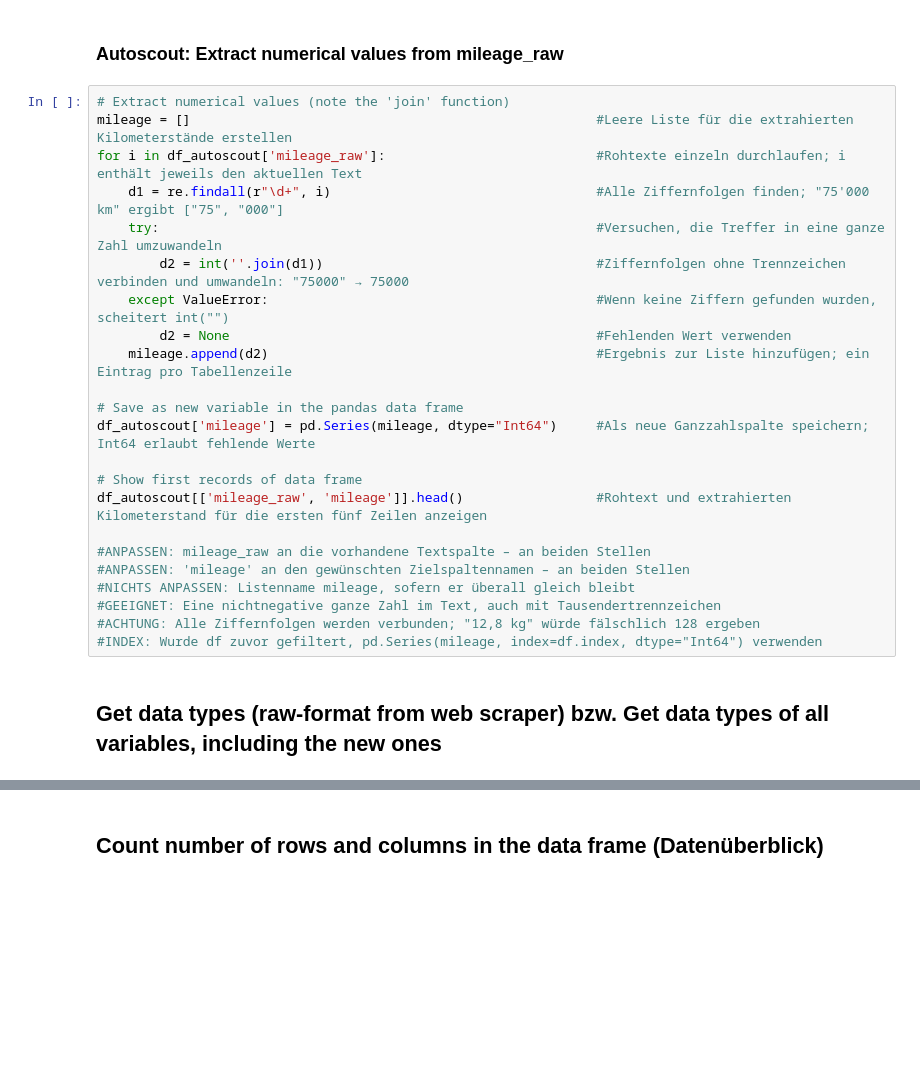
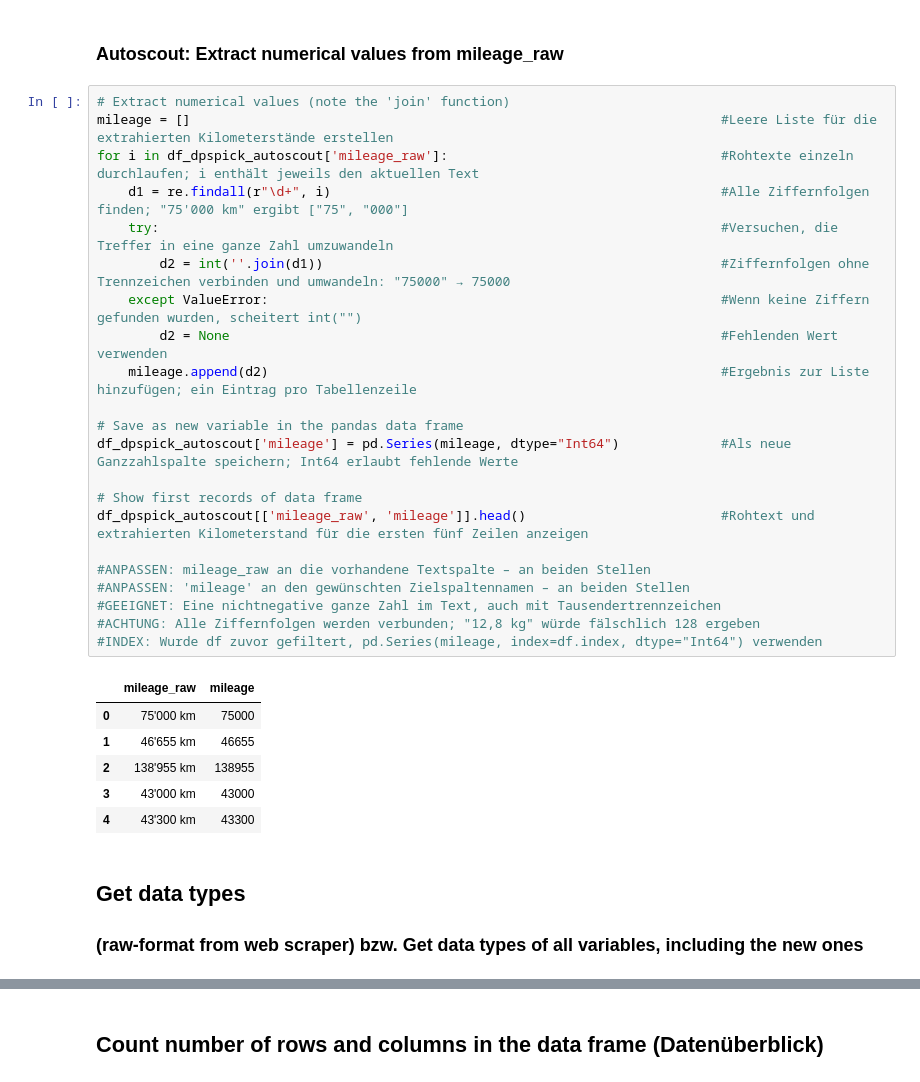
Before and after one commit to pyrat12/DS_HS2026_LNW, a Jupyter notebook: DS_HS2026_LNW_I_Examples/AP02/AP02 V4 Data Preparation/AP02 V4 DP Spick.ipynb, the cells around one changed output, grey strips where cells are left out. Drawn from its saved outputs; the diff is of its cells as text; blank space fills up the shorter version.

Commit message:
Data Preparation Spick aktualisiert

```diff
--- a/DS_HS2026_LNW_I_Examples/AP02/AP02 V4 Data Preparation/AP02 V4 DP Spick.ipynb
+++ b/DS_HS2026_LNW_I_Examples/AP02/AP02 V4 Data Preparation/AP02 V4 DP Spick.ipynb
@@ -613,28 +625,35 @@ df_apartments[['price_raw', 'price']].head()                   #Rohtext und extr
 ### Autoscout: Extract numerical values from mileage_raw
 # %%
 # Extract numerical values (note the 'join' function)
-mileage = []                                                    #Leere Liste für die extrahierten Kilometerstände erstellen
-for i in df_autoscout['mileage_raw']:                           #Rohtexte einzeln durchlaufen; i enthält jeweils den aktuellen Text
-    d1 = re.findall(r"\d+", i)                                  #Alle Ziffernfolgen finden; "75'000 km" ergibt ["75", "000"]
-    try:                                                        #Versuchen, die Treffer in eine ganze Zahl umzuwandeln
-        d2 = int(''.join(d1))                                   #Ziffernfolgen ohne Trennzeichen verbinden und umwandeln: "75000" → 75000
-    except ValueError:                                          #Wenn keine Ziffern gefunden wurden, scheitert int("")
-        d2 = None                                               #Fehlenden Wert verwenden
-    mileage.append(d2)                                          #Ergebnis zur Liste hinzufügen; ein Eintrag pro Tabellenzeile
+mileage = []                                                                    #Leere Liste für die extrahierten Kilometerstände erstellen
+for i in df_dpspick_autoscout['mileage_raw']:                                   #Rohtexte einzeln durchlaufen; i enthält jeweils den aktuellen Text
+    d1 = re.findall(r"\d+", i)                                                  #Alle Ziffernfolgen finden; "75'000 km" ergibt ["75", "000"]
+    try:                                                                        #Versuchen, die Treffer in eine ganze Zahl umzuwandeln
+        d2 = int(''.join(d1))                                                   #Ziffernfolgen ohne Trennzeichen verbinden und umwandeln: "75000" → 75000
+    except ValueError:                                                          #Wenn keine Ziffern gefunden wurden, scheitert int("")
+        d2 = None                                                               #Fehlenden Wert verwenden
+    mileage.append(d2)                                                          #Ergebnis zur Liste hinzufügen; ein Eintrag pro Tabellenzeile
 
 # Save as new variable in the pandas data frame
-df_autoscout['mileage'] = pd.Series(mileage, dtype="Int64")     #Als neue Ganzzahlspalte speichern; Int64 erlaubt fehlende Werte
+df_dpspick_autoscout['mileage'] = pd.Series(mileage, dtype="Int64")             #Als neue Ganzzahlspalte speichern; Int64 erlaubt fehlende Werte
 
 # Show first records of data frame
-df_autoscout[['mileage_raw', 'mileage']].head()                 #Rohtext und extrahierten Kilometerstand für die ersten fünf Zeilen anzeigen
+df_dpspick_autoscout[['mileage_raw', 'mileage']].head()                         #Rohtext und extrahierten Kilometerstand für die ersten fünf Zeilen anzeigen
 
 #ANPASSEN: mileage_raw an die vorhandene Textspalte – an beiden Stellen
 #ANPASSEN: 'mileage' an den gewünschten Zielspaltennamen – an beiden Stellen
-#NICHTS ANPASSEN: Listenname mileage, sofern er überall gleich bleibt
 #GEEIGNET: Eine nichtnegative ganze Zahl im Text, auch mit Tausendertrennzeichen
 #ACHTUNG: Alle Ziffernfolgen werden verbunden; "12,8 kg" würde fälschlich 128 ergeben
 #INDEX: Wurde df zuvor gefiltert, pd.Series(mileage, index=df.index, dtype="Int64") verwenden
+# %% [output]
+|  | mileage_raw | mileage |
+| 0 | 75'000 km | 75000 |
+| 1 | 46'655 km | 46655 |
+| 2 | 138'955 km | 138955 |
+| 3 | 43'000 km | 43000 |
+| 4 | 43'300 km | 43300 |
 # %% [markdown]
-## Get data types (raw-format from web scraper) bzw. Get data types of all variables, including the new ones
+## Get data types
+### (raw-format from web scraper) bzw. Get data types of all variables, including the new ones
 # %%
 #Datentypen aller Spalten anzeigen. Zeigt, ob die Werte einer Spalte bspw. als Text, ganze Zahlen oder Dezimalzahlen gespeichert sind
```
Also changed, not shown: parts of 15 cells of this notebook, 1 other file.
